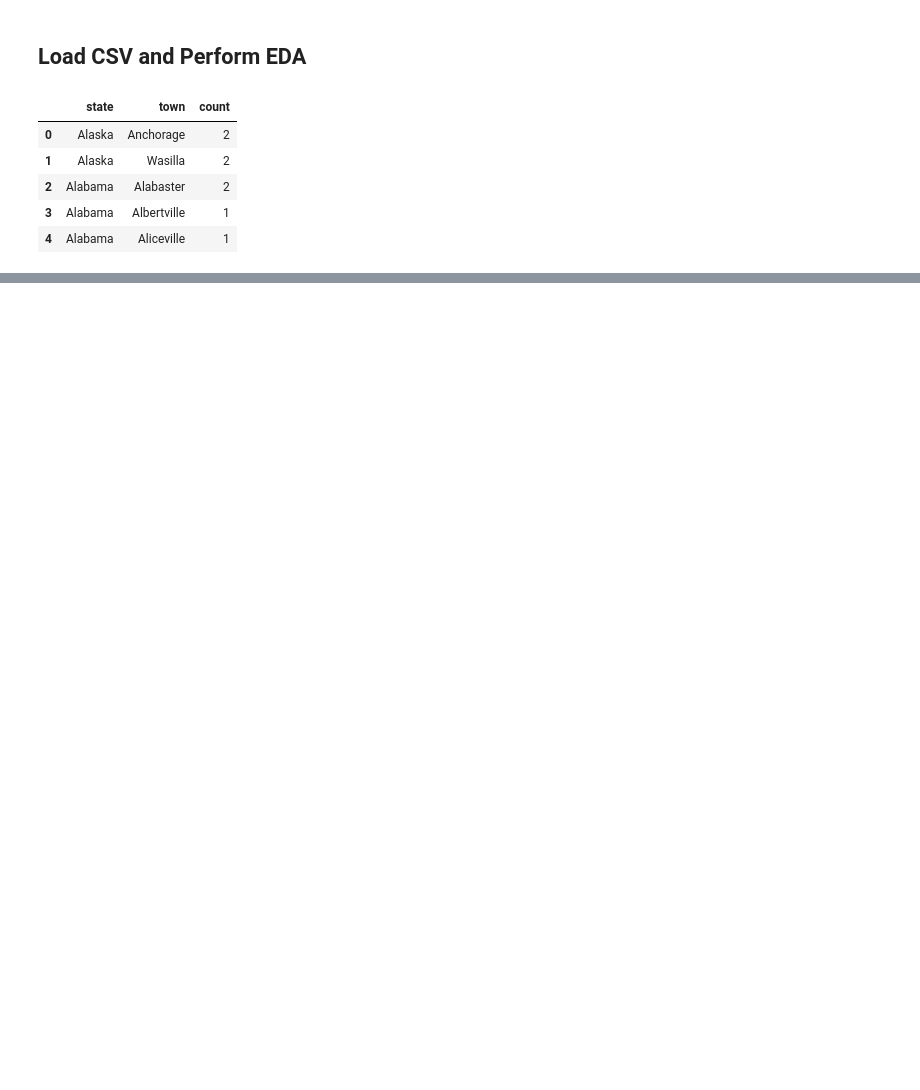
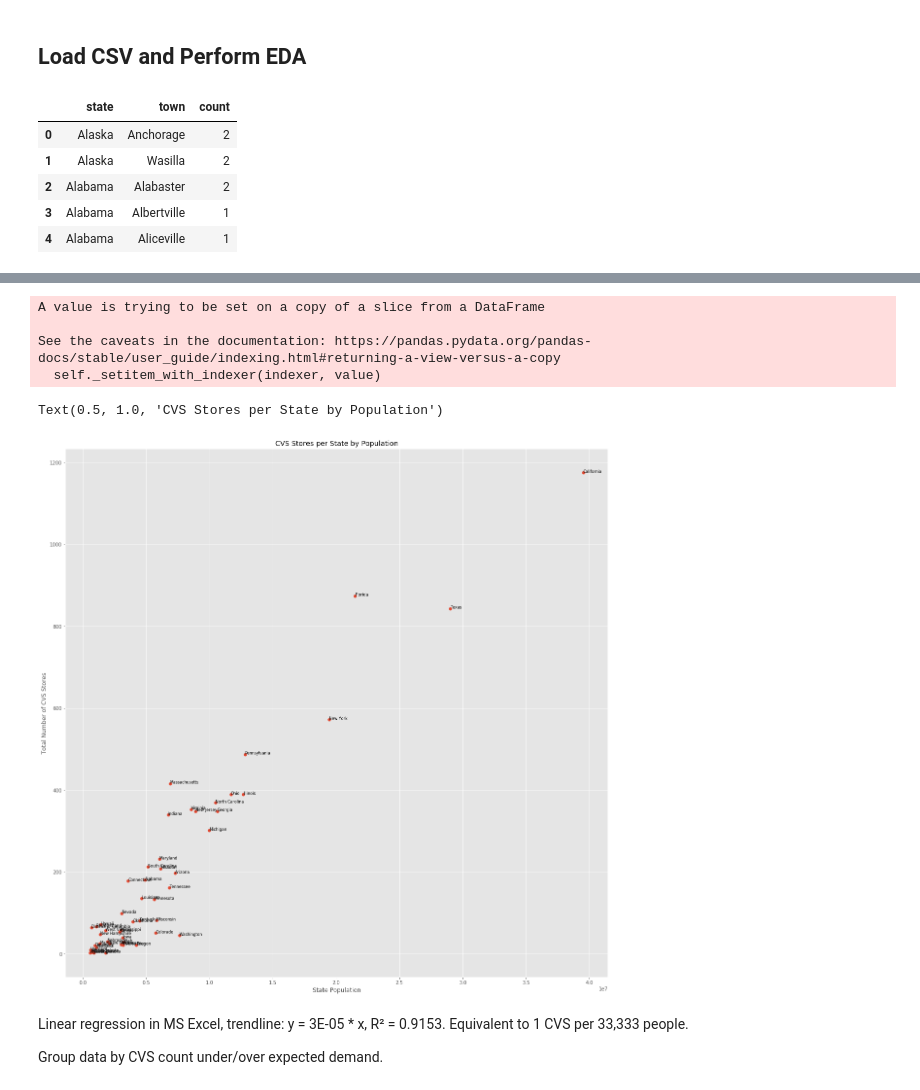
Before and after one commit to cheetahskita/dsa-projects, a Jupyter notebook: 1-web-scraping/CVS_Scraper.ipynb, the cells around one changed output, grey strips where cells are left out. Cells and saved outputs as stored; diff of their text form; code cells hidden in the pictures; blank space fills up the shorter version.

Commit message:
first draft of data and presentation

```diff
--- a/1-web-scraping/CVS_Scraper.ipynb
+++ b/1-web-scraping/CVS_Scraper.ipynb
@@ -107,0 +124,6 @@ df_cvs.groupby('state').agg({'count':['sum','mean','std']})
+# %%
+df_states_pop = pd.read_csv('state-pops.csv')
+df_states_pop['State'] = df_states_pop['State'].str.strip('.')
+df_states = pd.merge(df_states_pop,df_states,left_on='State',right_on='state')
+# %%
+df_states.sort_values('Pop',ascending=False,inplace=True,ignore_index=True)
@@ -107,0 +150,24 @@ df_cvs.groupby('state').agg({'count':['sum','mean','std']})
+# %%
+df_states['mean'].loc[49] = None    # Clean District of Columbia
+# %% [output]
+A value is trying to be set on a copy of a slice from a DataFrame
+
+See the caveats in the documentation: https://pandas.pydata.org/pandas-docs/stable/user_guide/indexing.html#returning-a-view-versus-a-copy
+  self._setitem_with_indexer(indexer, value)
+# %%
+fig, ax = plt.subplots(figsize=(20,20))
+plt.scatter(df_states['Pop'], df_states['sum'])
+for i, txt in enumerate(df_states.State):
+    ax.annotate(txt, (df_states['Pop'][i], df_states['sum'][i]),   # annotations throw off scaling
+               size=8)
+
+plt.xlabel('State Population')
+plt.ylabel('Total Number of CVS Stores')
+plt.title('CVS Stores per State by Population')
+# %% [output]
+Text(0.5, 1.0, 'CVS Stores per State by Population')
+[figure, added]
+# %% [markdown]
+Linear regression in MS Excel, trendline: y = 3E-05 * x, R² = 0.9153. Equivalent to 1 CVS per 33,333 people.
+
+Group data by CVS count under/over expected demand.
```
Also changed, not shown: parts of 28 cells of this notebook, 11 other files.
